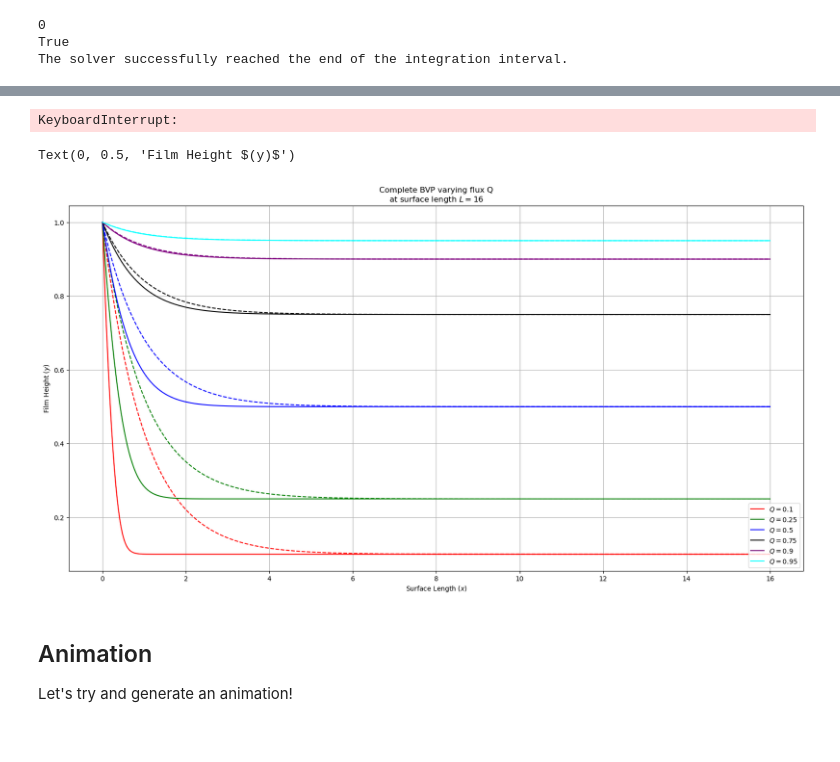
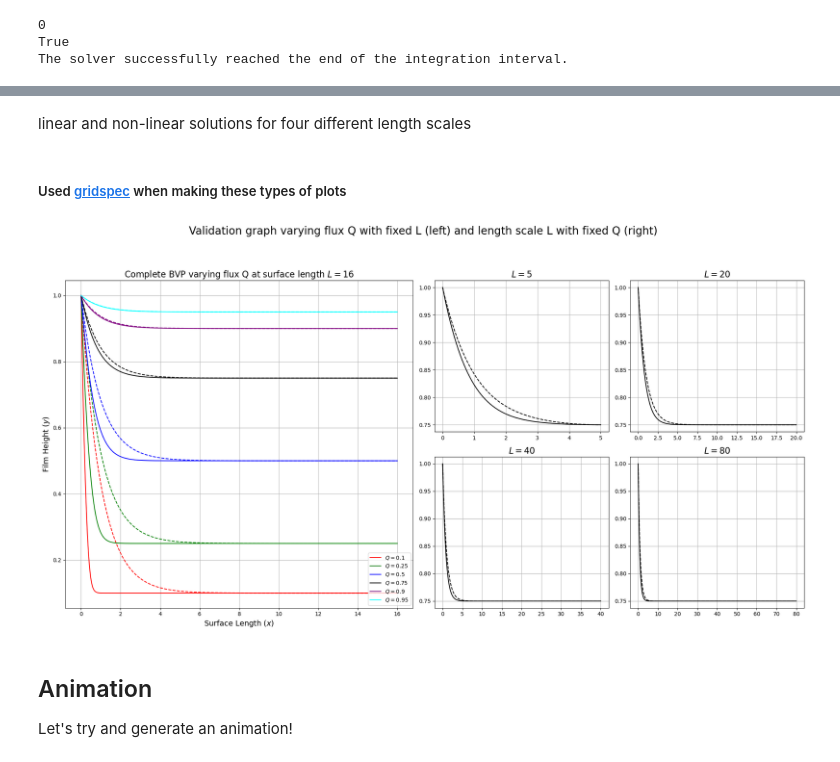
Before and after one commit to jrobo-gith/Independent-project-code, a Jupyter notebook: collection.ipynb, the cells around one changed output, grey strips where cells are left out. Drawn from its saved outputs; the diff is of its cells as text; code cells hidden in the pictures.

```diff
--- a/collection.ipynb
+++ b/collection.ipynb
@@ -161,27 +177,72 @@ non_linear_solution_Q = []  # Store non-linear solutions varying Q
 for i in range(len(GV['Q-list'])):
     h_initial = np.ones(GV['N']) * GV['h0']
 
-    args = [newt_make_step, GV['dx'], 0, GV['Q-list'][i], None, None]
+    args = [newt_make_step, GV['dx'], 0, GV['Q-list'][i], None, 1.0, None, GV['N']]
     linear_solution_Q.append(solve_ivp(fun=FVM_RHS, args=(args,), y0=h_initial, t_span=t_span, method='BDF', rtol=1e-6, atol=1e-8).y[:, -1])
 
-    args = [newt_make_step, GV['dx'], 3, GV['Q-list'][i], None, None]
+    args = [newt_make_step, GV['dx'], 3, GV['Q-list'][i], None, 1.0, None, GV['N']]
     non_linear_solution_Q.append(solve_ivp(fun=FVM_RHS, args=(args,), y0=h_initial, t_span=t_span, method='BDF', rtol=1e-6, atol=1e-8).y[:, -1])
-# %% [output]
-KeyboardInterrupt:
+# %% [markdown]
+linear and non-linear solutions for four different length scales
+# %%
+L_list = [5, 20, 40, 80]
+
+linear_solution = []
+non_linear_solution = []
+
+for L in L_list:
+    h_initial = np.ones(GV['N']) * GV['h0']
+    dx = L/GV['N']
+
+    args = [newt_make_step, dx, 0, GV['Q'], None, 1.0, None, GV['N']]
+    linear_solution.append(solve_ivp(fun=FVM_RHS, args=(args,), y0=h_initial, t_span=t_span, method='BDF', rtol=1e-6, atol=1e-8).y[:, -1])
+
+    args = [newt_make_step, dx, 3, GV['Q'], None, 1.0, None, GV['N']]
+    non_linear_solution.append(solve_ivp(fun=FVM_RHS, args=(args,), y0=h_initial, t_span=t_span, method='BDF', rtol=1e-6, atol=1e-8).y[:, -1])
+# %% [markdown]
+##### Used [gridspec](https://matplotlib.org/stable/api/_as_gen/matplotlib.gridspec.GridSpec.html) when making these types of plots
 # %%
-fig, ax = plt.subplots(nrows=1, ncols=1, figsize=(20, 10))
-fig.subplots_adjust(wspace=0.0)
+fig = plt.figure(figsize=(20, 10))
 
-[ax.plot(GV['x'], linear_solution_Q[i], color=GV['colors'][i], linestyle='--') for i in range(len(GV['Q-list']))]
-[ax.plot(GV['x'], non_linear_solution_Q[i], color=GV['colors'][i], label=f"$Q={GV['Q-list'][i]}$", linestyle='-') for i in range(len(GV['Q-list']))]
-ax.legend(loc='lower right')
-ax.grid(True)
-ax.set_title(f"Complete BVP varying flux Q\nat surface length $L={GV['L']}$")
-ax.set_xlabel("Surface Length $(x)$")
-ax.set_ylabel("Film Height $(y)$")
+gs = gridspec.GridSpec(2, 3, figure=fig, width_ratios=[2, 1, 1])
+large_left = fig.add_subplot(gs[:, 0])
+top_left = fig.add_subplot(gs[0, 1])
+top_right = fig.add_subplot(gs[0, 2])
+bottom_left = fig.add_subplot(gs[1, 1])
+bottom_right = fig.add_subplot(gs[1, 2])
+
+[large_left.plot(GV['x'], linear_solution_Q[i], color=GV['colors'][i], linestyle='--') for i in range(len(GV['Q-list']))]
+[large_left.plot(GV['x'], non_linear_solution_Q[i], color=GV['colors'][i], label=f"$Q={GV['Q-list'][i]}$", linestyle='-') for i in range(len(GV['Q-list']))]
+large_left.legend(loc='lower right')
+large_left.grid(True)
+large_left.set_title(f"Complete BVP varying flux Q at surface length $L={GV['L']}$", fontsize=16)
+large_left.set_xlabel("Surface Length $(x)$", fontsize=14)
+large_left.set_ylabel("Film Height $(y)$", fontsize=14)
+
+top_left.set_title(f"$L={L_list[0]}$", fontsize=16)
+top_left.plot(np.linspace(0, L_list[0], GV['N']), linear_solution[0], linestyle='--', color='k')
+top_left.plot(np.linspace(0, L_list[0], GV['N']), non_linear_solution[0], linestyle='-', color='k')
+top_left.grid(True)
+
+top_right.set_title(f"$L={L_list[1]}$", fontsize=16)
+top_right.plot(np.linspace(0, L_list[1], GV['N']), linear_solution[1], linestyle='--', color='k')
+top_right.plot(np.linspace(0, L_list[1], GV['N']), non_linear_solution[1], linestyle='-', color='k')
+top_right.grid(True)
+
+bottom_left.set_title(f"$L={L_list[2]}$", fontsize=16)
+bottom_left.plot(np.linspace(0, L_list[2], GV['N']), linear_solution[2], linestyle='--', color='k')
+bottom_left.plot(np.linspace(0, L_list[2], GV['N']), non_linear_solution[2], linestyle='-', color='k')
+bottom_left.grid(True)
+
+bottom_right.set_title(f"$L={L_list[3]}$", fontsize=16)
+bottom_right.plot(np.linspace(0, L_list[3], GV['N']), linear_solution[3], linestyle='--', color='k')
+bottom_right.plot(np.linspace(0, L_list[3], GV['N']), non_linear_solution[3], linestyle='-', color='k')
+bottom_right.grid(True)
+
+fig.suptitle("Validation graph varying flux Q with fixed L (left) and length scale L with fixed Q (right)", fontsize=20, y=1.055)
+plt.tight_layout()
 # %% [output]
-Text(0, 0.5, 'Film Height $(y)$')
-[figure, old version]
+[figure, new version]
 # %% [markdown]
 ## Animation
 Let's try and generate an animation!
```
Also changed, not shown: parts of 14 cells of this notebook, 17 other files.
